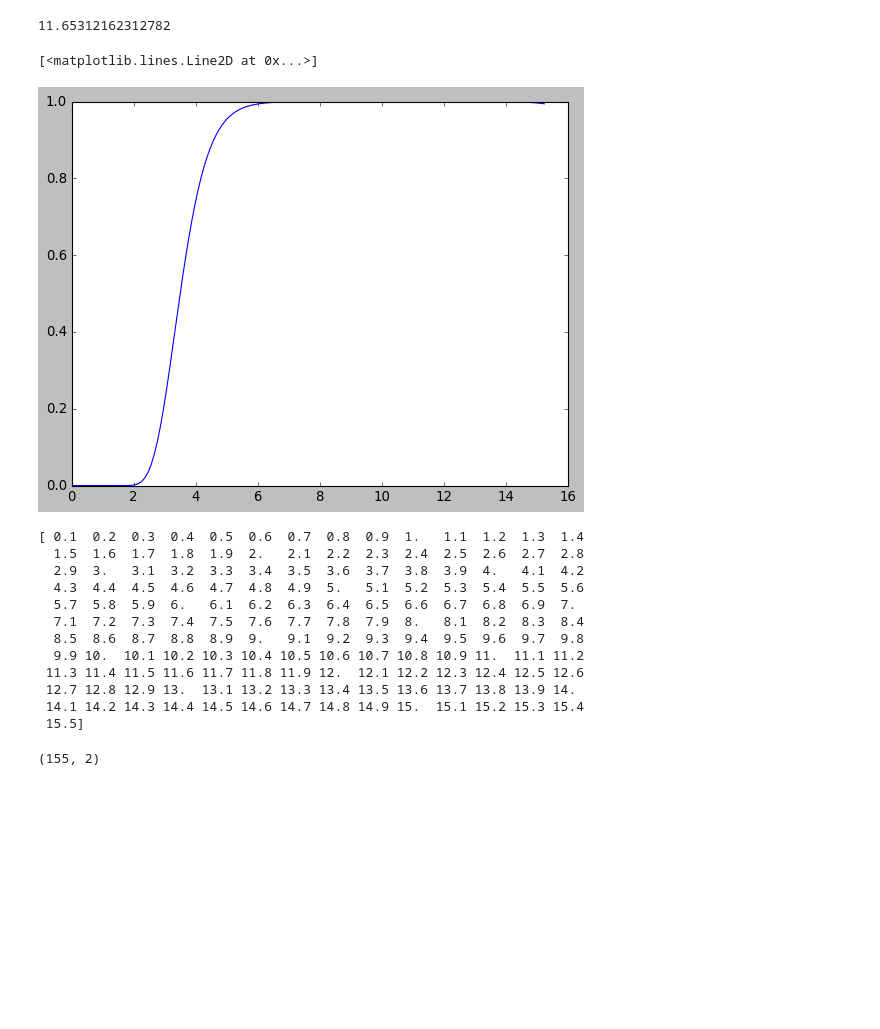
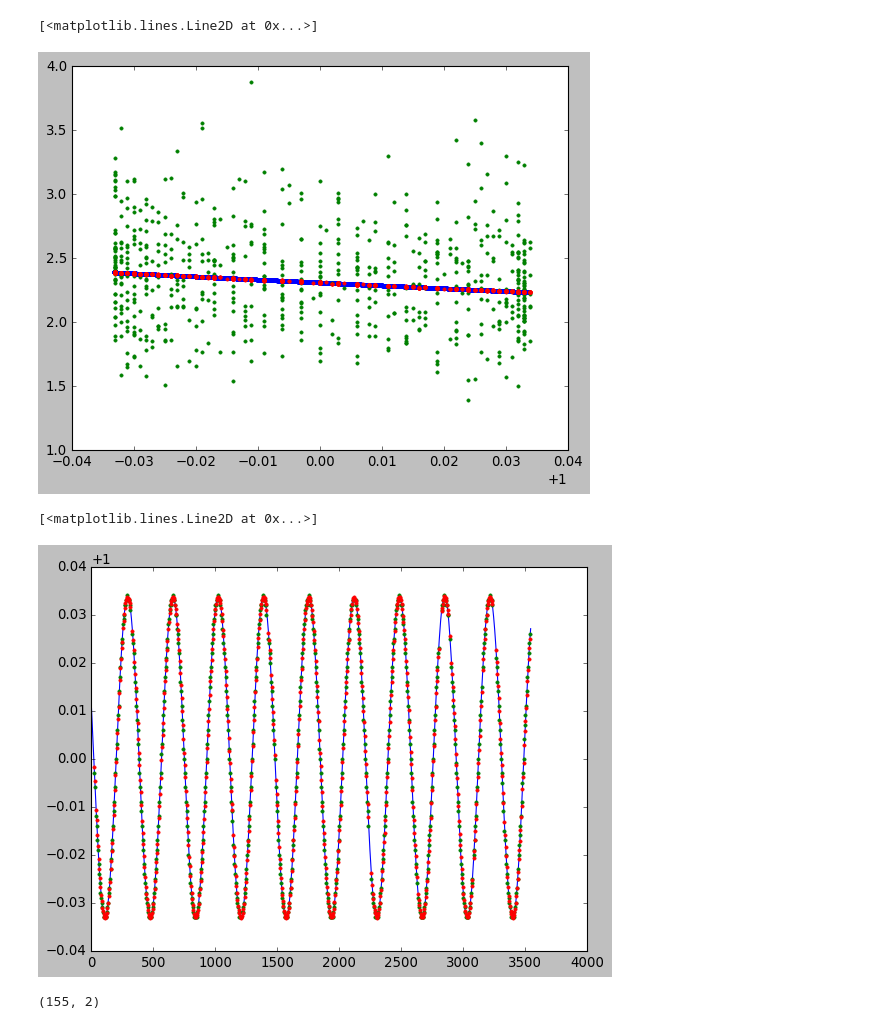
Before and after one commit to SaeedAnsarifard/NeuMod, a Jupyter notebook: Tutorial.ipynb, the cells around one changed output. Drawn from its saved outputs; the diff is of its cells as text; code cells hidden in the pictures; blank space fills up the shorter version.

Commit message:
data prediction is added

```diff
--- a/Tutorial.ipynb
+++ b/Tutorial.ipynb
@@ -38,21 +39,9 @@ print(frame.borom_unoscilated_total)
 # %%
-print(np.trapz(frame.resp_func[0],frame.energy_recoil))
-plt.plot(frame.energy_recoil,frame.resp_func[0])
+bin_predict,dpredict = SuperkPrediction(frame.data,frame.total_days,total_event,frame.distance)
-# %% [output]
-11.65312162312782
-[<matplotlib.lines.Line2D at 0x...>]
-[figure, removed]
 # %%
+plt.plot(frame.distance**2,0.44*total_event,'.')
+plt.plot(frame.data[:,6],frame.data[:,3],'.')
+plt.plot(frame.data[:,6],0.44*bin_predict,'.')
 # %% [output]
-[ 0.1  0.2  0.3  0.4  0.5  0.6  0.7  0.8  0.9  1.   1.1  1.2  1.3  1.4
-  1.5  1.6  1.7  1.8  1.9  2.   2.1  2.2  2.3  2.4  2.5  2.6  2.7  2.8
-  2.9  3.   3.1  3.2  3.3  3.4  3.5  3.6  3.7  3.8  3.9  4.   4.1  4.2
-  4.3  4.4  4.5  4.6  4.7  4.8  4.9  5.   5.1  5.2  5.3  5.4  5.5  5.6
-  5.7  5.8  5.9  6.   6.1  6.2  6.3  6.4  6.5  6.6  6.7  6.8  6.9  7.
-  7.1  7.2  7.3  7.4  7.5  7.6  7.7  7.8  7.9  8.   8.1  8.2  8.3  8.4
-  8.5  8.6  8.7  8.8  8.9  9.   9.1  9.2  9.3  9.4  9.5  9.6  9.7  9.8
-  9.9 10.  10.1 10.2 10.3 10.4 10.5 10.6 10.7 10.8 10.9 11.  11.1 11.2
- 11.3 11.4 11.5 11.6 11.7 11.8 11.9 12.  12.1 12.2 12.3 12.4 12.5 12.6
- 12.7 12.8 12.9 13.  13.1 13.2 13.3 13.4 13.5 13.6 13.7 13.8 13.9 14.
- 14.1 14.2 14.3 14.4 14.5 14.6 14.7 14.8 14.9 15.  15.1 15.2 15.3 15.4
- 15.5]
+[<matplotlib.lines.Line2D at 0x...>]
+[figure, added]
@@ -61,4 +48,11 @@ b8spec = np.loadtxt('./Spectrum/B8_spectrum.txt')
-# %%
-print(b8spec.shape)
-# %% [output]
-(155, 2)
+# %%
+plt.plot(np.arange(0,frame.total_days,1),frame.distance**2)
+plt.plot(frame.data[:,0],frame.data[:,6],'g.')
+plt.plot(frame.data[:,0],dpredict**2,'r.')
+# %% [output]
+[<matplotlib.lines.Line2D at 0x...>]
+[figure, added]
+# %%
+print(b8spec.shape)
+# %% [output]
+(155, 2)
```
Also changed, not shown: parts of 3 cells of this notebook, 1 other file.
